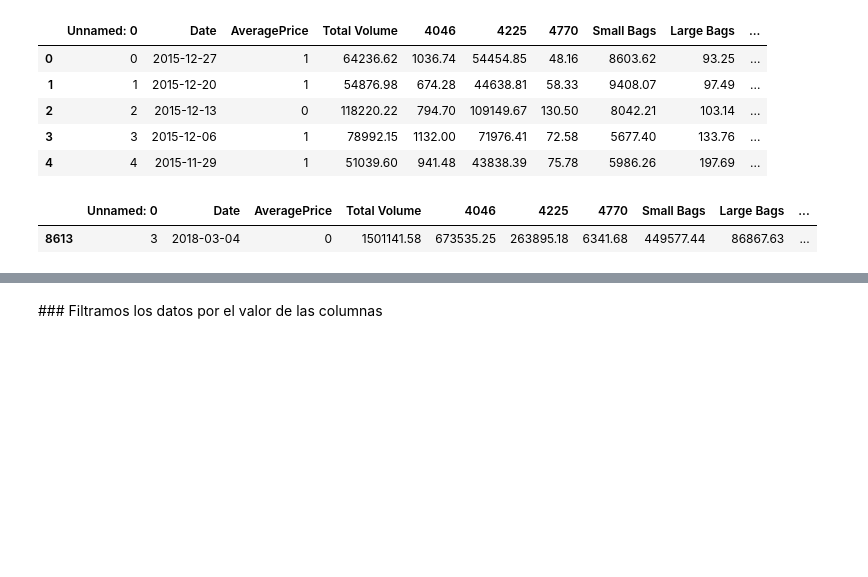
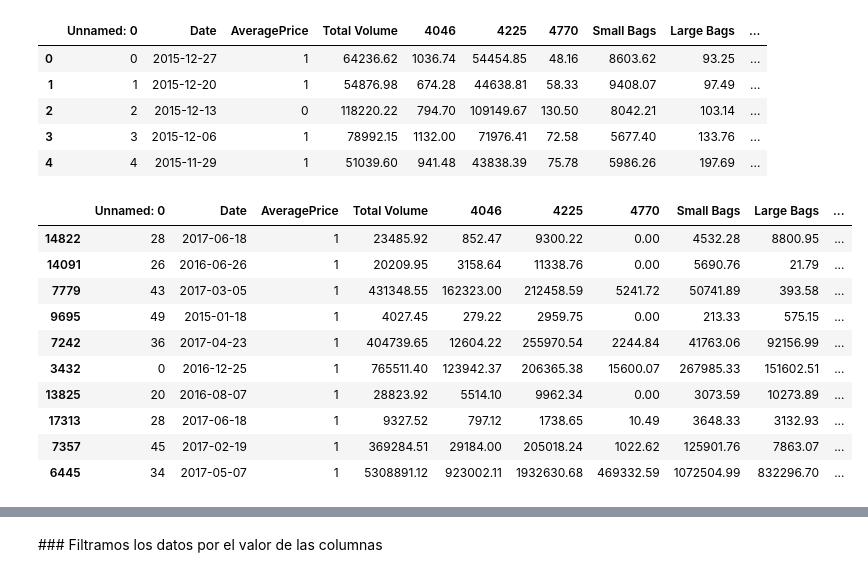
Before and after one commit to wilmer-marquez/Apuntes, a Jupyter notebook: 4_pandas.ipynb, the cells around one changed output, grey strips where cells are left out. Drawn from its saved outputs; the diff is of its cells as text; code cells hidden in the pictures; blank space fills up the shorter version.

```diff
--- a/4_pandas.ipynb
+++ b/4_pandas.ipynb
@@ -1012,9 +1014,18 @@ df.head()
 # %%
 df["otra"] = df["Small Bags"] * df["Total Volume"]
 # %%
-df.sample()
+df.sample(10)
 # %% [output]
 |  | Unnamed: 0 | Date | AveragePrice | Total Volume | 4046 | 4225 | 4770 | Small Bags | Large Bags | ... |
-| 8613 | 3 | 2018-03-04 | 0 | 1501141.58 | 673535.25 | 263895.18 | 6341.68 | 449577.44 | 86867.63 | ... |
+| 14822 | 28 | 2017-06-18 | 1 | 23485.92 | 852.47 | 9300.22 | 0.00 | 4532.28 | 8800.95 | ... |
+| 14091 | 26 | 2016-06-26 | 1 | 20209.95 | 3158.64 | 11338.76 | 0.00 | 5690.76 | 21.79 | ... |
+| 7779 | 43 | 2017-03-05 | 1 | 431348.55 | 162323.00 | 212458.59 | 5241.72 | 50741.89 | 393.58 | ... |
+| 9695 | 49 | 2015-01-18 | 1 | 4027.45 | 279.22 | 2959.75 | 0.00 | 213.33 | 575.15 | ... |
+| 7242 | 36 | 2017-04-23 | 1 | 404739.65 | 12604.22 | 255970.54 | 2244.84 | 41763.06 | 92156.99 | ... |
+| 3432 | 0 | 2016-12-25 | 1 | 765511.40 | 123942.37 | 206365.38 | 15600.07 | 267985.33 | 151602.51 | ... |
+| 13825 | 20 | 2016-08-07 | 1 | 28823.92 | 5514.10 | 9962.34 | 0.00 | 3073.59 | 10273.89 | ... |
+| 17313 | 28 | 2017-06-18 | 1 | 9327.52 | 797.12 | 1738.65 | 10.49 | 3648.33 | 3132.93 | ... |
+| 7357 | 45 | 2017-02-19 | 1 | 369284.51 | 29184.00 | 205018.24 | 1022.62 | 125901.76 | 7863.07 | ... |
+| 6445 | 34 | 2017-05-07 | 1 | 5308891.12 | 923002.11 | 1932630.68 | 469332.59 | 1072504.99 | 832296.70 | ... |
 # %%
 # No puedo sumar strings y números
```
Also changed, not shown: parts of 59 cells of this notebook, 2 other files.
